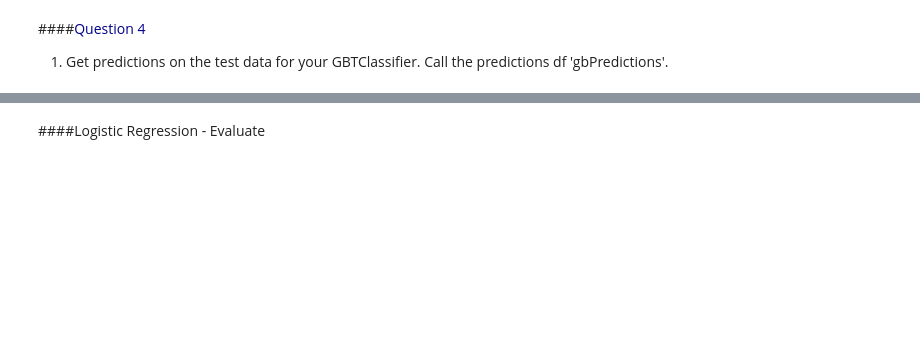
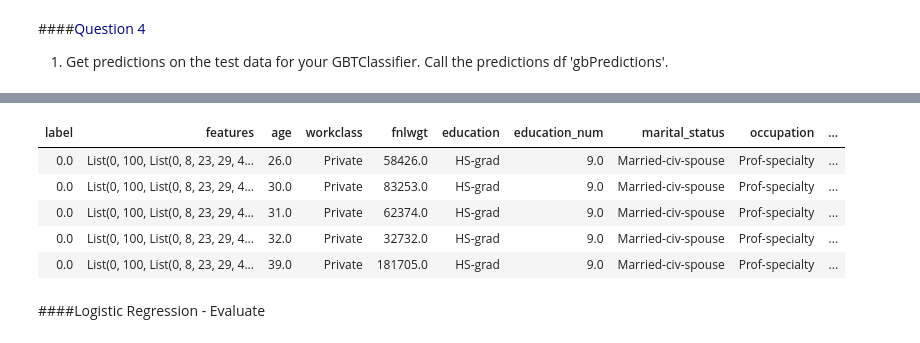
Before and after one commit to varsha2509/Springboard-DS, a Jupyter notebook: Spark-SQL-Ex/Spark DF, SQL, ML Exercise.ipynb, the cells around one changed output, grey strips where cells are left out. Drawn from its saved outputs; the diff is of its cells as text; code cells hidden in the pictures; blank space fills up the shorter version.

```diff
--- a/Spark-SQL-Ex/Spark DF, SQL, ML Exercise.ipynb
+++ b/Spark-SQL-Ex/Spark DF, SQL, ML Exercise.ipynb
@@ -498,5 +457,5 @@ Showing the first 1000 rows.
 # make predictions on test data
 gbPredictions = gbModel.transform(testData)# fill in here
 
-display(gbPredictions)
+display(gbPredictions.head(5))
 # %% [output]
@@ -504,2 +462,8 @@ display(gbPredictions)
+| label | features | age | workclass | fnlwgt | education | education_num | marital_status | occupation | ... |
+| 0.0 | List(0, 100, List(0, 8, 23, 29, 4... | 26.0 | Private | 58426.0 | HS-grad | 9.0 | Married-civ-spouse | Prof-specialty | ... |
+| 0.0 | List(0, 100, List(0, 8, 23, 29, 4... | 30.0 | Private | 83253.0 | HS-grad | 9.0 | Married-civ-spouse | Prof-specialty | ... |
+| 0.0 | List(0, 100, List(0, 8, 23, 29, 4... | 31.0 | Private | 62374.0 | HS-grad | 9.0 | Married-civ-spouse | Prof-specialty | ... |
+| 0.0 | List(0, 100, List(0, 8, 23, 29, 4... | 32.0 | Private | 32732.0 | HS-grad | 9.0 | Married-civ-spouse | Prof-specialty | ... |
+| 0.0 | List(0, 100, List(0, 8, 23, 29, 4... | 39.0 | Private | 181705.0 | HS-grad | 9.0 | Married-civ-spouse | Prof-specialty | ... |
 # %% [markdown]
 ####Logistic Regression - Evaluate
```
Also changed, not shown: parts of 17 cells of this notebook.
